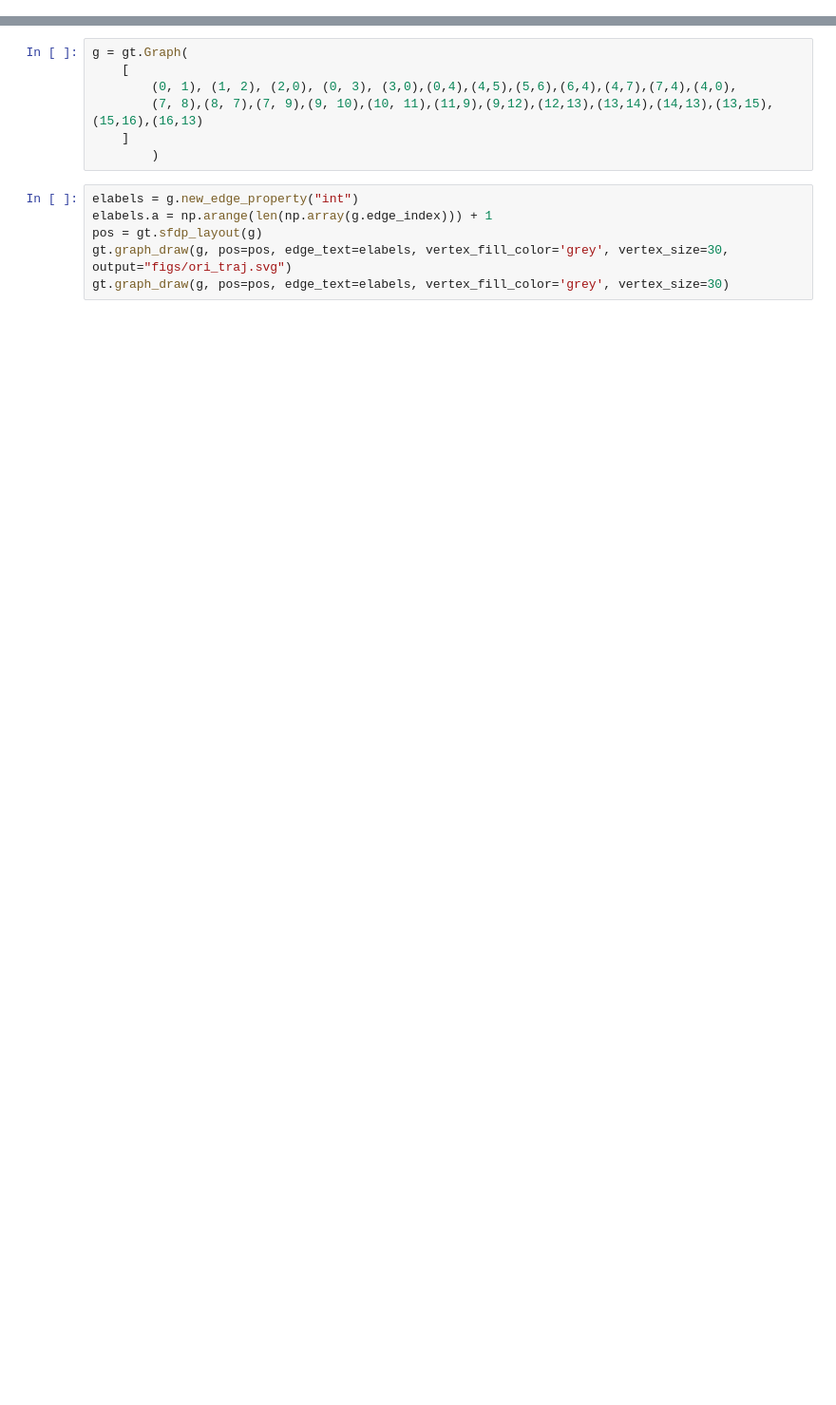
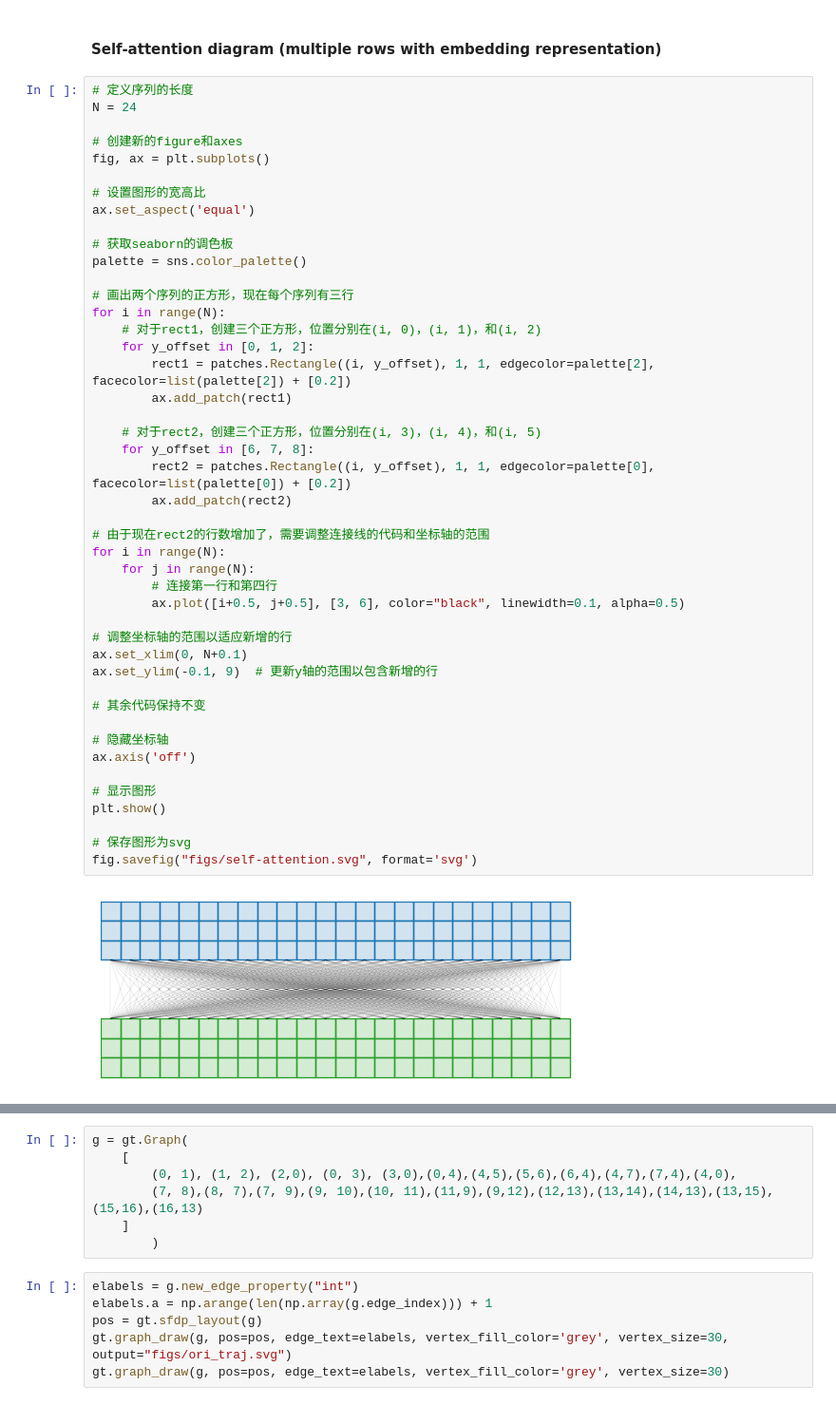
Before and after one commit to Radar-Lei/Motif-guided, a Jupyter notebook: visualization.ipynb, the cells around one changed output, grey strips where cells are left out. Shown: that part at 95% size. Drawn from its saved outputs; the diff is of its cells as text; blank space fills up the shorter version.

```diff
--- a/visualization.ipynb
+++ b/visualization.ipynb
@@ -49,0 +79,49 @@ fig.savefig("figs/self-attention.svg", format='svg')
+# %% [markdown]
+#### Self-attention diagram (multiple rows with embedding representation)
+# %%
+# 定义序列的长度
+N = 24
+
+# 创建新的figure和axes
+fig, ax = plt.subplots()
+
+# 设置图形的宽高比
+ax.set_aspect('equal')
+
+# 获取seaborn的调色板
+palette = sns.color_palette()
+
+# 画出两个序列的正方形，现在每个序列有三行
+for i in range(N):
+    # 对于rect1，创建三个正方形，位置分别在(i, 0)，(i, 1)，和(i, 2)
+    for y_offset in [0, 1, 2]:
+        rect1 = patches.Rectangle((i, y_offset), 1, 1, edgecolor=palette[2], facecolor=list(palette[2]) + [0.2])
+        ax.add_patch(rect1)
+
+    # 对于rect2，创建三个正方形，位置分别在(i, 3)，(i, 4)，和(i, 5)
+    for y_offset in [6, 7, 8]:
+        rect2 = patches.Rectangle((i, y_offset), 1, 1, edgecolor=palette[0], facecolor=list(palette[0]) + [0.2])
+        ax.add_patch(rect2)
+
+# 由于现在rect2的行数增加了，需要调整连接线的代码和坐标轴的范围
+for i in range(N):
+    for j in range(N):
+        # 连接第一行和第四行
+        ax.plot([i+0.5, j+0.5], [3, 6], color="black", linewidth=0.1, alpha=0.5)
+
+# 调整坐标轴的范围以适应新增的行
+ax.set_xlim(0, N+0.1)
+ax.set_ylim(-0.1, 9)  # 更新y轴的范围以包含新增的行
+
+# 其余代码保持不变
+
+# 隐藏坐标轴
+ax.axis('off')
+
+# 显示图形
+plt.show()
+
+# 保存图形为svg
+fig.savefig("figs/self-attention.svg", format='svg')
+# %% [output]
+[figure, added]
```
Also changed, not shown: parts of 19 cells of this notebook, 3 other files.
